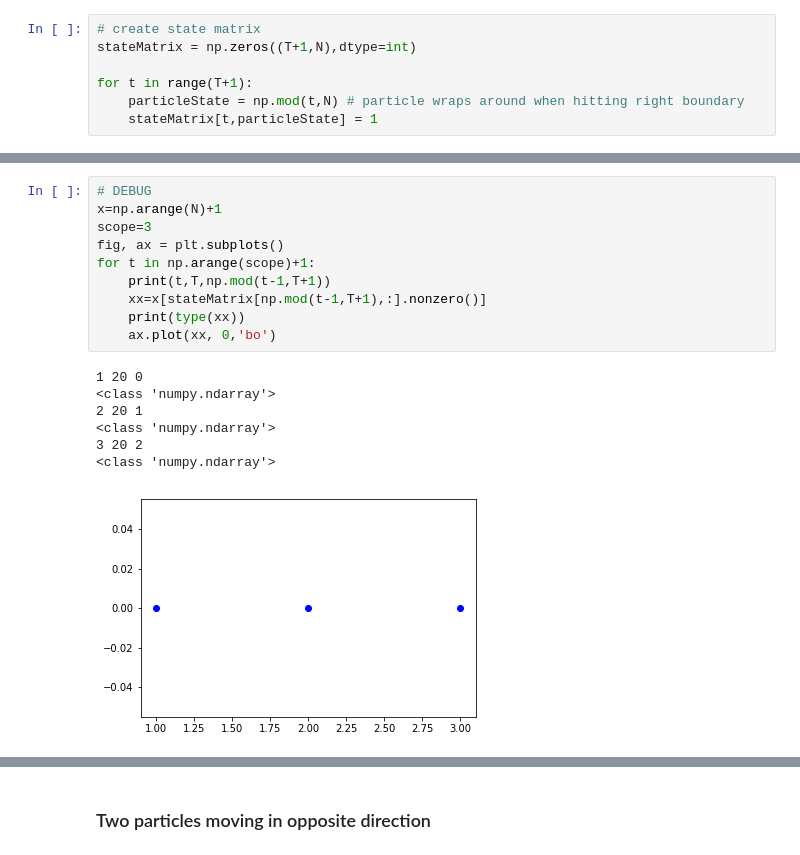
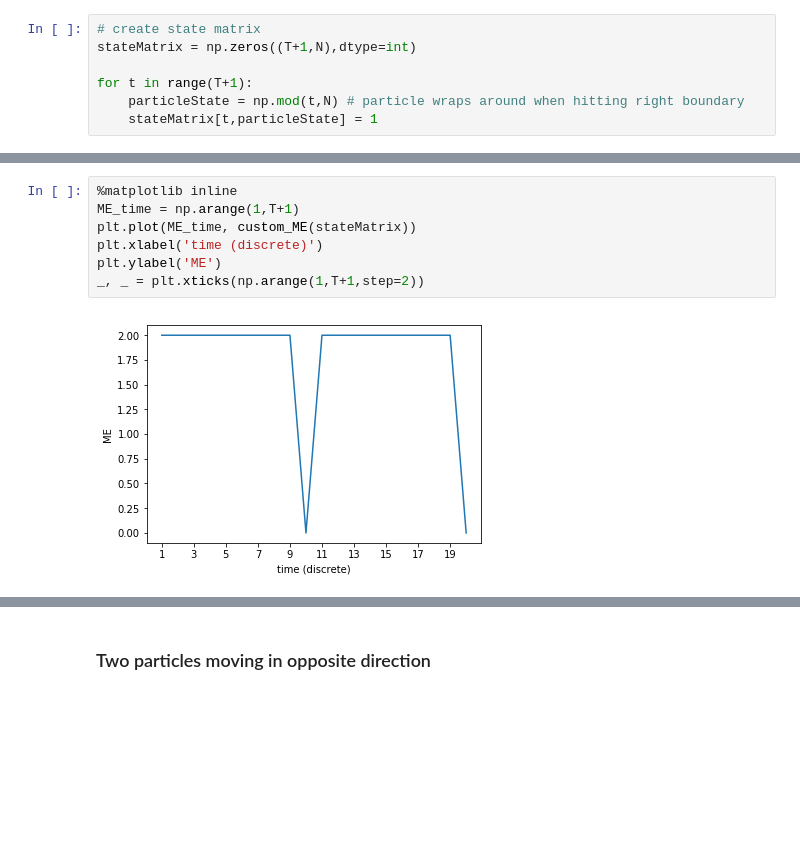
Before and after one commit to aernesto/motion_energy_Adrian, a Jupyter notebook: Motion_Energy_exploration.ipynb, the cells around one changed output, grey strips where cells are left out. Cells and saved outputs as stored; diff of their text form; blank space fills up the shorter version.

```diff
--- a/Motion_Energy_exploration.ipynb
+++ b/Motion_Energy_exploration.ipynb
@@ -74,19 +60,10 @@ state matrix
-# %%
-# DEBUG
-x=np.arange(N)+1
-scope=3
-fig, ax = plt.subplots()
-for t in np.arange(scope)+1:
-    print(t,T,np.mod(t-1,T+1))
-    xx=x[stateMatrix[np.mod(t-1,T+1),:].nonzero()]
-    print(type(xx))
-    ax.plot(xx, 0,'bo')
-# %% [output]
-1 20 0
-<class 'numpy.ndarray'>
-2 20 1
-<class 'numpy.ndarray'>
-3 20 2
-<class 'numpy.ndarray'>
-[figure, removed]
+# %%
+%matplotlib inline
+ME_time = np.arange(1,T+1)
+plt.plot(ME_time, custom_ME(stateMatrix))
+plt.xlabel('time (discrete)')
+plt.ylabel('ME')
+_, _ = plt.xticks(np.arange(1,T+1,step=2))
+# %% [output]
+[figure, added]
 # %%
```
Also changed, not shown: parts of 14 cells of this notebook, 1 other file.
